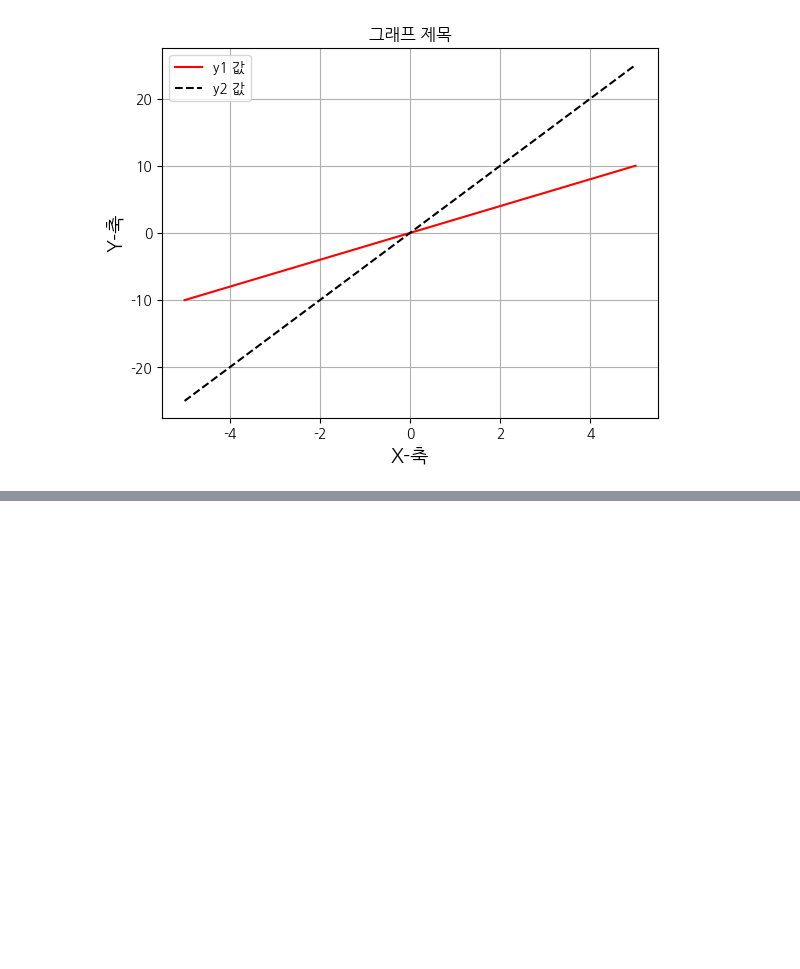
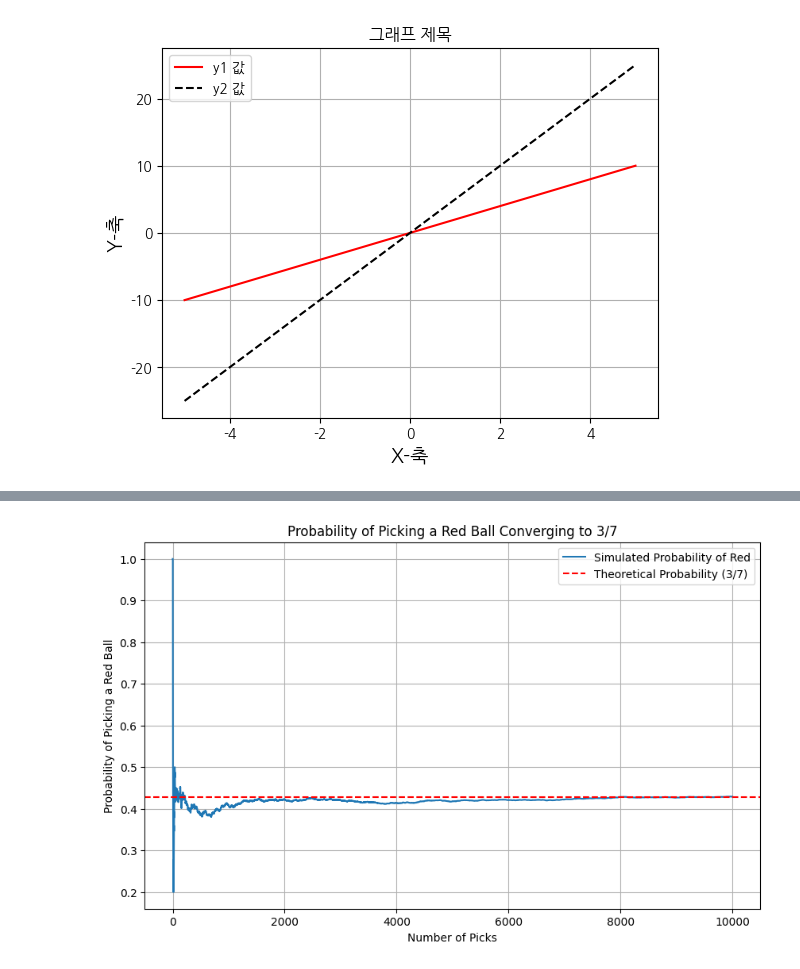
Before and after one commit to oerm5/-, a Jupyter notebook: Untitled0.ipynb, the cells around one changed output, grey strips where cells are left out. Drawn from its saved outputs; the diff is of its cells as text; code cells hidden in the pictures; blank space fills up the shorter version.

```diff
--- a/Untitled0.ipynb
+++ b/Untitled0.ipynb
@@ -148,0 +350,34 @@ fonts-nanum is already the newest version (20200506-1).
+# %%
+# 연습05 주머니 속 빨간색 공 3개와 파란색 공 4개에서
+# 복원 추출을 여러 번 반복하여 빨간색 공을 뽑는 실험적 확률
+
+import numpy as np
+import matplotlib.pyplot as plt
+
+# 주머니 안의 공 정의 (빨간색 3개, 파란색 4개)
+bag = ['R'] * 3 + ['B'] * 4
+
+# 시뮬레이션 횟수
+n_picks = 10000
+
+# 복원 추출 시뮬레이션
+picks = np.random.choice(bag, size=n_picks, replace=True)
+
+# 각 뽑기마다 빨간색 공을 뽑은 누적 횟수를 기록한 배열
+red_count_cumulative = np.cumsum(picks == 'R')
+
+# 각 시점에서의 실험적 확률 계산
+probabilities_red_cumulative = red_count_cumulative / np.arange(1, n_picks + 1)
+
+# 결과 그래프로 표시
+plt.figure(figsize=(10, 6))
+plt.plot(probabilities_red_cumulative, label='Simulated Probability of Red')
+plt.axhline(y=3/7, color='r', linestyle='--', label='Theoretical Probability (3/7)')
+plt.xlabel('Number of Picks')
+plt.ylabel('Probability of Picking a Red Ball')
+plt.title('Probability of Picking a Red Ball Converging to 3/7')
+plt.legend()
+plt.grid(True)
+plt.show()
+# %% [output]
+[figure, added]
```
Also changed, not shown: parts of 9 cells of this notebook.
